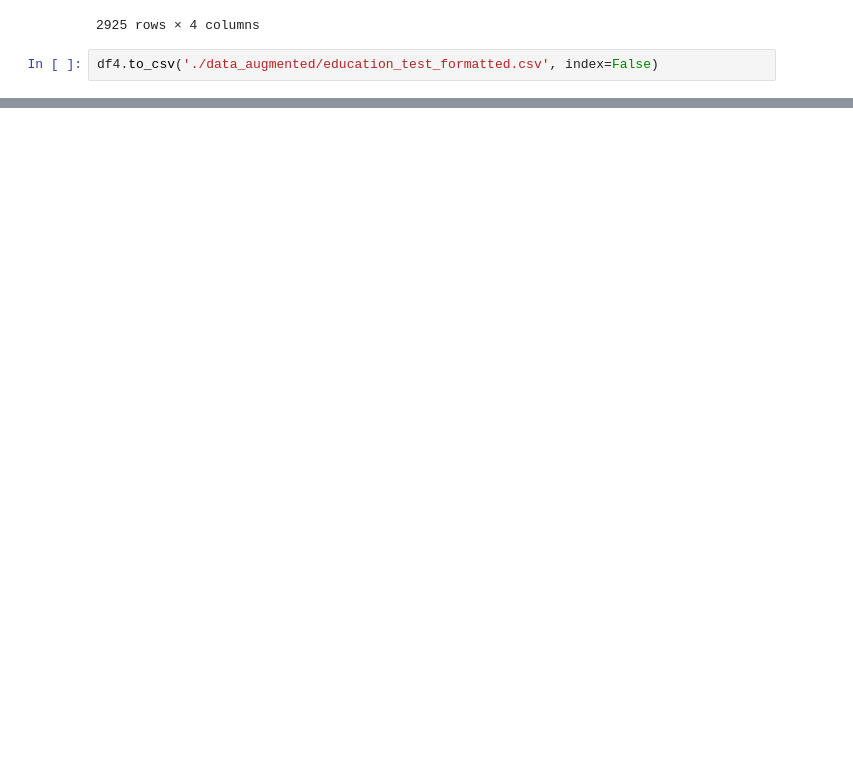
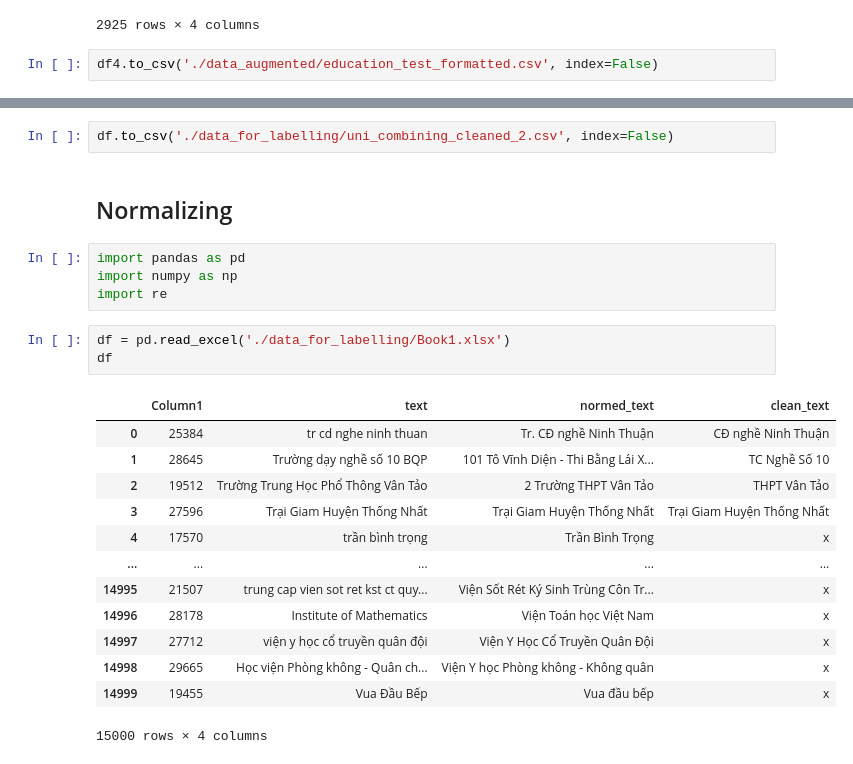
Before and after one commit to nguyenhongson1902/augmenting-education, a Jupyter notebook: draft.ipynb, the cells around one changed output, grey strips where cells are left out. Saved outputs shown, nothing was run; the diff lists cells and outputs as text; blank space fills up the shorter version.

Commit message:
Add code to clean and label data

```diff
--- a/draft.ipynb
+++ b/draft.ipynb
@@ -480,0 +1112,25 @@ df4.to_csv('./data_augmented/education_test_formatted.csv', index=False)
+# %%
+df.to_csv('./data_for_labelling/uni_combining_cleaned_2.csv', index=False)
+# %% [markdown]
+## Normalizing
+# %%
+import pandas as pd
+import numpy as np
+import re
+# %%
+df = pd.read_excel('./data_for_labelling/Book1.xlsx')
+df
+# %% [output]
+|  | Column1 | text | normed_text | clean_text |
+| 0 | 25384 | tr cd nghe ninh thuan | Tr. CĐ nghề Ninh Thuận | CĐ nghề Ninh Thuận |
+| 1 | 28645 | Trường dạy nghề số 10 BQP | 101 Tô Vĩnh Diện - Thi Bằng Lái X... | TC Nghề Số 10 |
+| 2 | 19512 | Trường Trung Học Phổ Thông Vân Tảo | 2 Trường THPT Vân Tảo | THPT Vân Tảo |
+| 3 | 27596 | Trại Giam Huyện Thống Nhất | Trại Giam Huyện Thống Nhất | Trại Giam Huyện Thống Nhất |
+| 4 | 17570 | trần bình trọng | Trần Bình Trọng | x |
+| ... | ... | ... | ... | ... |
+| 14995 | 21507 | trung cap vien sot ret kst ct quy... | Viện Sốt Rét Ký Sinh Trùng Côn Tr... | x |
+| 14996 | 28178 | Institute of Mathematics | Viện Toán học Việt Nam | x |
+| 14997 | 27712 | viện y học cổ truyền quân đội | Viện Y Học Cổ Truyền Quân Đội | x |
+| 14998 | 29665 | Học viện Phòng không - Quân ch... | Viện Y học Phòng không - Không quân | x |
+| 14999 | 19455 | Vua Đầu Bếp | Vua đầu bếp | x |
+15000 rows × 4 columns
```
Also changed, not shown: parts of 72 cells of this notebook.
